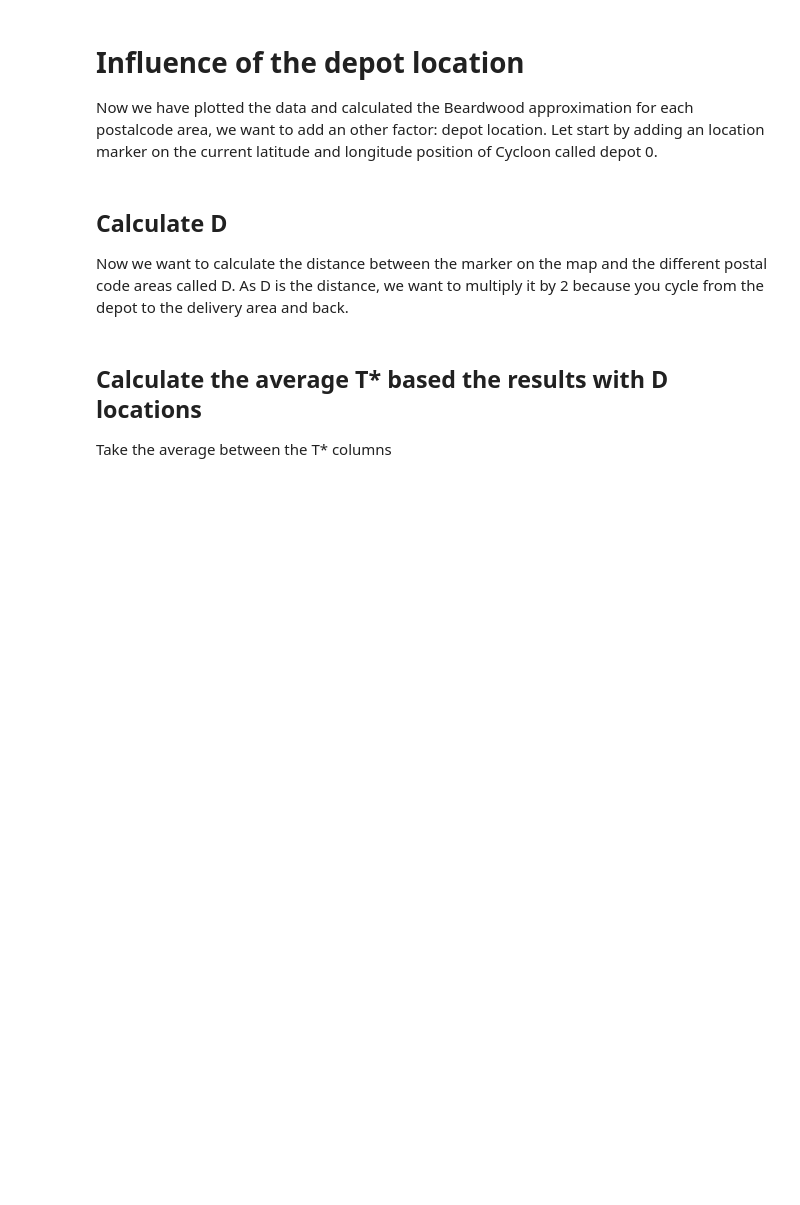
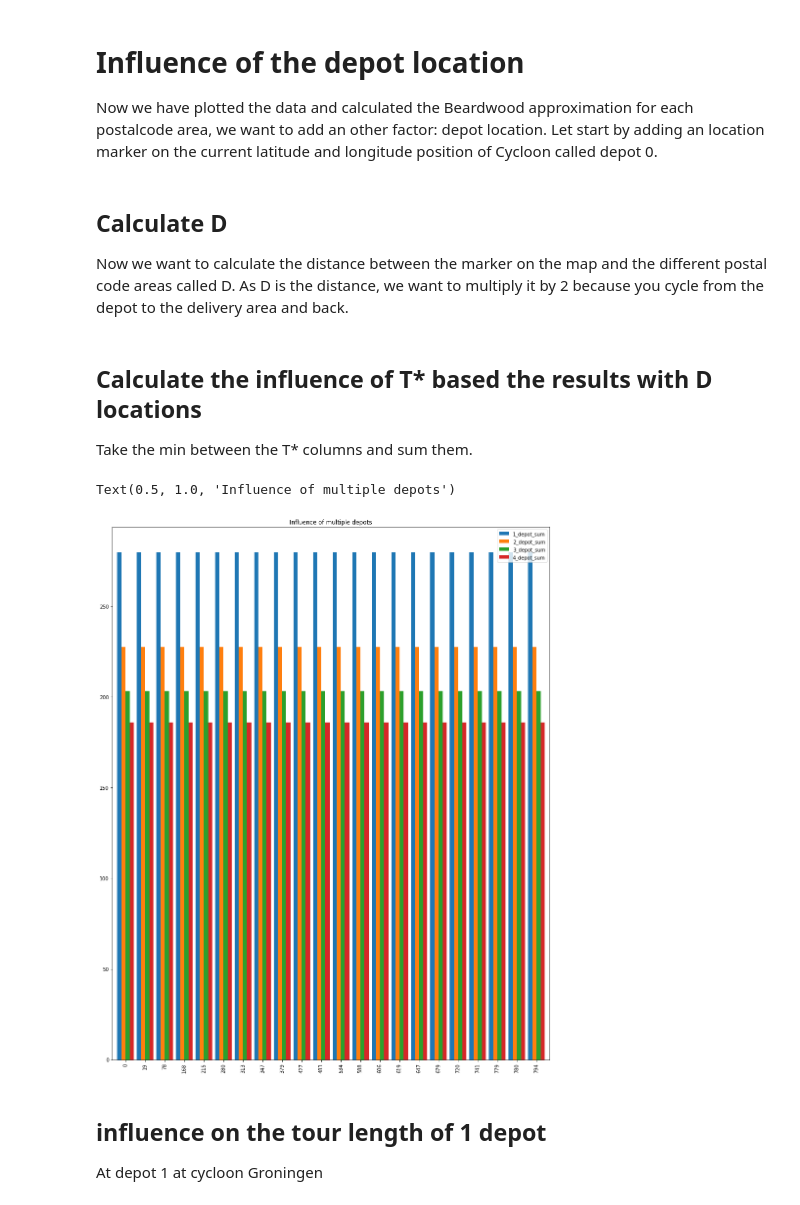
Before and after one commit to teletobbie/last-mile-cargo-bike-delivery, a Jupyter notebook: geo.ipynb, the cells around one changed output. Cells and saved outputs as stored; diff of their text form; code cells hidden in the pictures; blank space fills up the shorter version.

Commit message:
results

```diff
--- a/geo.ipynb
+++ b/geo.ipynb
@@ -99,20 +98,16 @@ for depot_location in depots_locations:
         d = geo_phane.distance(geo_point).values[0] * 100
         distances.append(d)
     distances = numpy.array(distances)
-    results["D{0}".format(i)] = distances
+    results["D_depot_{0}".format(i)] = distances
     results["T*_depot_{0}".format(i)] = (2*distances) + results["Beardwood approx"]
     i=i+1
+# merge[["Postcode", "Area (km2)", "Deliveries", "Beardwood approx"]].sort_values(by="Postcode").to_excel(
+#     "Postcode_area_deliveries.xlsx", header=["Postcode gebied (p)", "A", "N", "Beardwood zonder depots"]
+#     )
+results[["Postcode", "Deliveries", "Area (km2)", "T*_depot_0", "T*_depot_1", "T*_depot_2", "T*_depot_3"]].sort_values(
+    by="Postcode").to_excel(
+        "results.xlsx",
+        header=["Postcode gebied", "Aantal Bezorgingen", "Oppervlakte", "route lengte vanaf depot 1", "route lengte vanaf depot 2", "route lengte vanaf depot 3", "route lengte vanaf depot 4"])
 # %% [markdown]
-## Calculate the average T* based the results with D locations
-Take the average between the T* columns
+## Calculate the influence of T* based the results with D locations
+Take the min between the T* columns and sum them.
-# %%
-results["mean_T*_depot_0_1"] = results[["T*_depot_0", "T*_depot_1"]].mean(axis=1)
-results["mean_T*_depot_0_1_2"] = results[["T*_depot_0", "T*_depot_1", "T*_depot_2"]].mean(axis=1)
-results["mean_T*_depot_0_1_2_3"] = results[["T*_depot_0", "T*_depot_1", "T*_depot_2", "T*_depot_3"]].mean(axis=1)
-# row_len = df_T_results.shape[1]
-# for i in range(row_len):
-#     print("i: {0} \n i+1: {1}".format(i,i+1))
-#     if i > row_len-2:
-#         break
-#     else:
-#         df_T_results["avg_T*_depot_{0}_{1}".format(i,i+1)] = df_T_results[["T*_depot_{0}".format(i), "T*_depot_{0}".format(i+1)]].mean(axis=1)
@@ -121,0 +114,18 @@ plt.title("T* mean per depot per postal code area")
+# %%
+results["2_depots"] = results[["T*_depot_0", "T*_depot_1"]].min(axis=1)
+results["3_depots"] = results[["T*_depot_0", "T*_depot_1", "T*_depot_2"]].min(axis=1)
+results["4_depots"] = results[["T*_depot_0", "T*_depot_1", "T*_depot_2", "T*_depot_3"]].min(axis=1)
+
+results["1_depot_sum"] = results["T*_depot_0"].sum()
+results["2_depot_sum"] = results["2_depots"].sum()
+results["3_depot_sum"] = results["3_depots"].sum()
+results["4_depot_sum"] = results["4_depots"].sum()
+# %%
+results[["1_depot_sum","2_depot_sum", "3_depot_sum", "4_depot_sum"]].plot(kind="bar", figsize=(16, 20), width=0.85)
+plt.title("Influence of multiple depots")
+# %% [output]
+Text(0.5, 1.0, 'Influence of multiple depots')
+[figure, added]
+# %% [markdown]
+## influence on the tour length of 1 depot
+At depot 1 at cycloon Groningen
```
Also changed, not shown: parts of 10 cells of this notebook.
